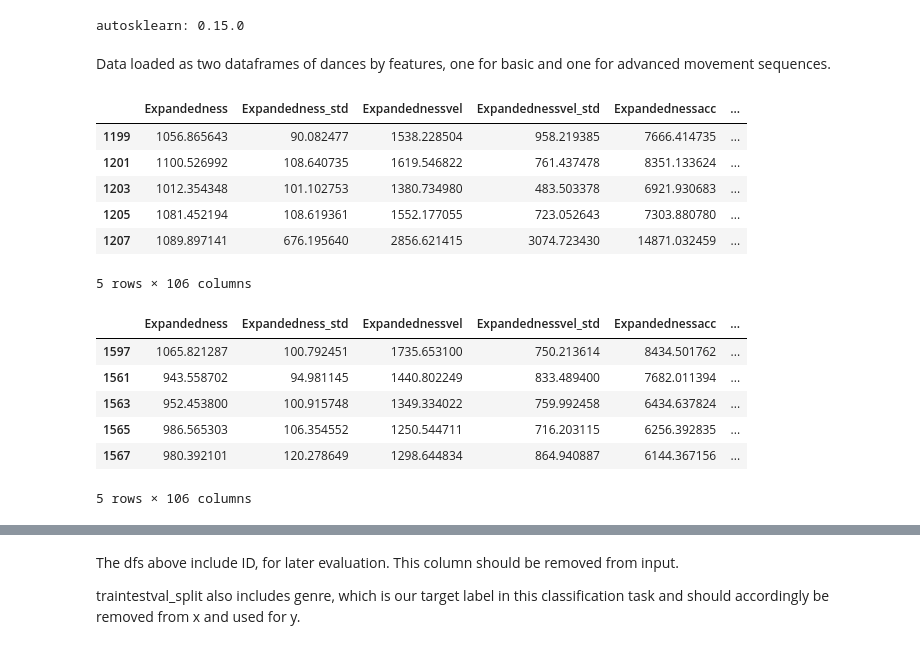
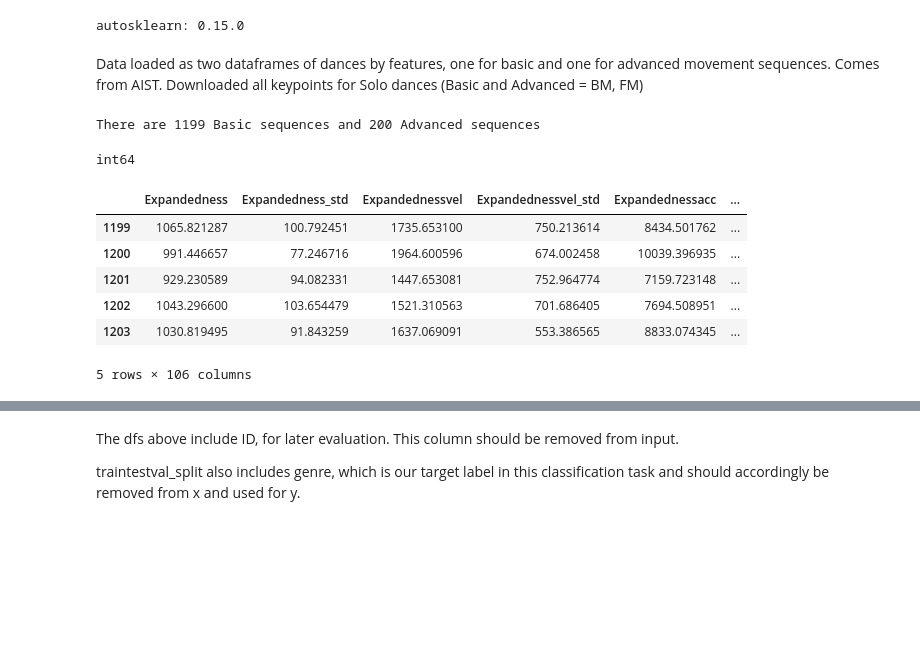
Before and after one commit to tBenBaker/MovementClassifier, a Jupyter notebook: DanceProj1/notebooks/02_classification.ipynb, the cells around one changed output, grey strips where cells are left out. Drawn from its saved outputs; the diff is of its cells as text; code cells hidden in the pictures; blank space fills up the shorter version.

```diff
--- a/DanceProj1/notebooks/02_classification_draft.ipynb
+++ b/DanceProj1/notebooks/02_classification.ipynb
@@ -22,33 +22,32 @@ print('autosklearn: %s' % autosklearn.__version__)
 autosklearn: 0.15.0
 # %% [markdown]
 Data loaded as two dataframes of dances by features, one for basic and one for advanced movement sequences.
+Comes from AIST. Downloaded all keypoints for Solo dances (Basic and Advanced = BM, FM)
 # %%
 aistpath = '../../aist_keypoints'      #path to 3d keypoints data
 dataBM, dataFM = get_data(aistpath)    #get data
 dfBasic, dfAdvanced = data_to_features(dataBM, dataFM)  #get features as dataframes
+# %%
+print('There are', len(dfBasic), 'Basic sequences and', len(dfAdvanced), 'Advanced sequences')
+# %% [output]
+There are 1199 Basic sequences and 200 Advanced sequences
+# %%
+print(dfBasic.index.dtype)
+# %% [output]
+int64
 # %%
+#alphabetize dfs by genre (to avoid reordering by classifiers later)
+dfAdvanced = dfAdvanced.sort_values(by='Genre')
+
 #make new indexes for Advanced, starting after last index in Basic, for unique index per id
-new_index_advanced = range(len(dfBasic.index), len(dfBasic.index)+len(dfAdvanced.index))
-dfAdvanced.index = dfAdvanced.index + new_index_advanced
+#this is so that Basic and Adv indexes dont overlap.
+dfAdvanced.index = range(len(dfBasic.index), len(dfBasic.index)+len(dfAdvanced.index))
 dfAdvanced.head()
 # %% [output]
 |  | Expandedness | Expandedness_std | Expandednessvel | Expandednessvel_std | Expandednessacc | ... |
-| 1199 | 1056.865643 | 90.082477 | 1538.228504 | 958.219385 | 7666.414735 | ... |
-| 1201 | 1100.526992 | 108.640735 | 1619.546822 | 761.437478 | 8351.133624 | ... |
-| 1203 | 1012.354348 | 101.102753 | 1380.734980 | 483.503378 | 6921.930683 | ... |
-| 1205 | 1081.452194 | 108.619361 | 1552.177055 | 723.052643 | 7303.880780 | ... |
-| 1207 | 1089.897141 | 676.195640 | 2856.621415 | 3074.723430 | 14871.032459 | ... |
+| 1199 | 1065.821287 | 100.792451 | 1735.653100 | 750.213614 | 8434.501762 | ... |
+| 1200 | 991.446657 | 77.246716 | 1964.600596 | 674.002458 | 10039.396935 | ... |
+| 1201 | 929.230589 | 94.082331 | 1447.653081 | 752.964774 | 7159.723148 | ... |
+| 1202 | 1043.296600 | 103.654479 | 1521.310563 | 701.686405 | 7694.508951 | ... |
+| 1203 | 1030.819495 | 91.843259 | 1637.069091 | 553.386565 | 8833.074345 | ... |
 5 rows × 106 columns
-# %%
-#alphabetize dfs by genre (to avoid reordering by classifiers later)
-dfBasic = dfBasic.sort_values(by='Genre')
-dfAdvanced = dfAdvanced.sort_values(by='Genre')
-dfAdvanced.head()
-# %% [output]
-|  | Expandedness | Expandedness_std | Expandednessvel | Expandednessvel_std | Expandednessacc | ... |
-| 1597 | 1065.821287 | 100.792451 | 1735.653100 | 750.213614 | 8434.501762 | ... |
-| 1561 | 943.558702 | 94.981145 | 1440.802249 | 833.489400 | 7682.011394 | ... |
-| 1563 | 952.453800 | 100.915748 | 1349.334022 | 759.992458 | 6434.637824 | ... |
-| 1565 | 986.565303 | 106.354552 | 1250.544711 | 716.203115 | 6256.392835 | ... |
-| 1567 | 980.392101 | 120.278649 | 1298.644834 | 864.940887 | 6144.367156 | ... |
-5 rows × 106 columns
```
Also changed, not shown: parts of 12 cells of this notebook, 5 other files.
